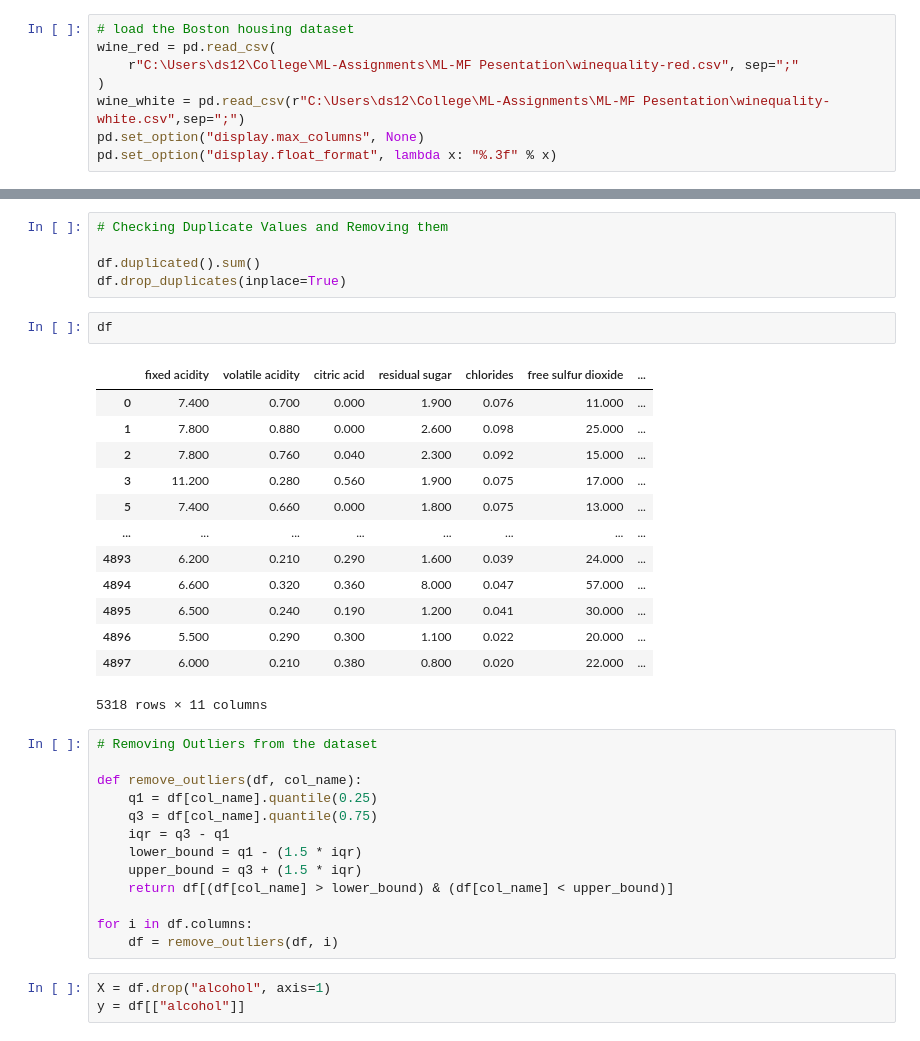
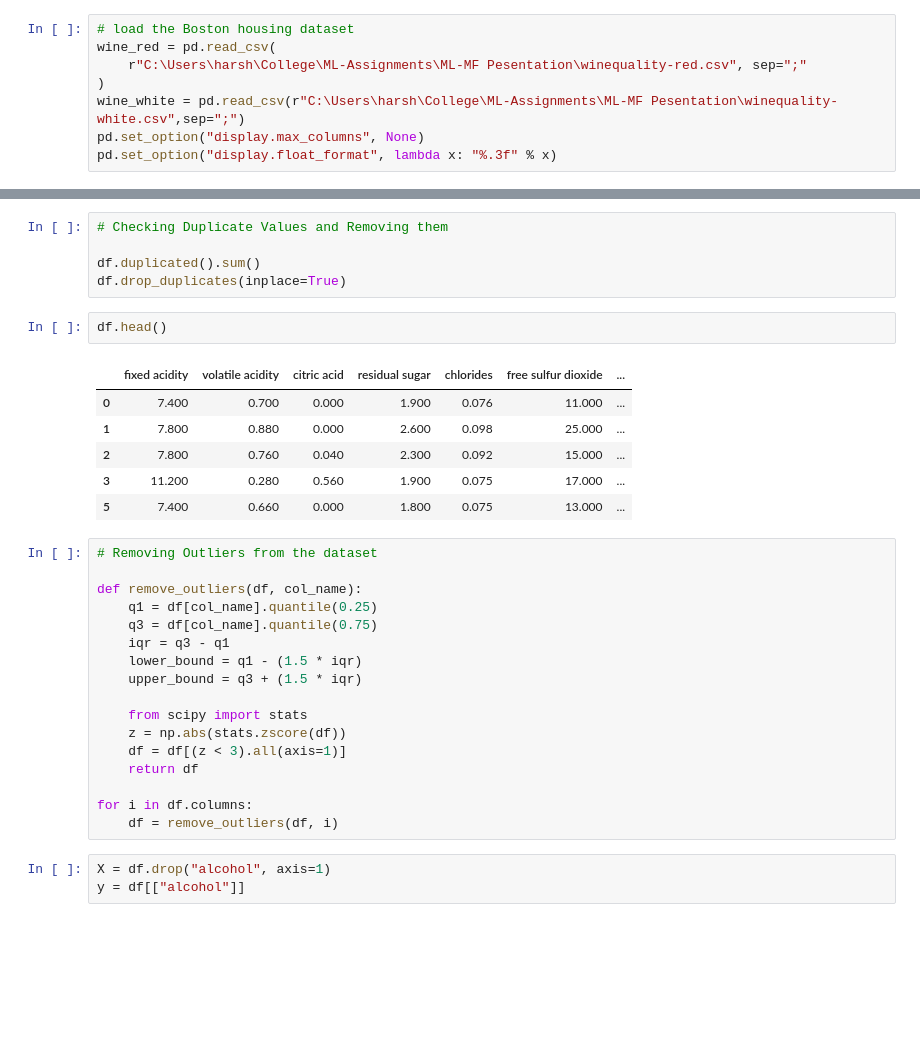
Before and after one commit to Harsh502s/ML-Assignments, a Jupyter notebook: ML-MF Pesentation/Presentation.ipynb, the cells around one changed output, grey strips where cells are left out. Cells and saved outputs as stored; diff of their text form; blank space fills up the shorter version.

```diff
--- a/ML-MF Pesentation/Presentation.ipynb
+++ b/ML-MF Pesentation/Presentation.ipynb
@@ -52,9 +78,9 @@ from sklearn.model_selection import train_test_split
 # %%
 # load the Boston housing dataset
 wine_red = pd.read_csv(
-    r"C:\Users\ds12\College\ML-Assignments\ML-MF Pesentation\winequality-red.csv", sep=";"
+    r"C:\Users\harsh\College\ML-Assignments\ML-MF Pesentation\winequality-red.csv", sep=";"
 )
-wine_white = pd.read_csv(r"C:\Users\ds12\College\ML-Assignments\ML-MF Pesentation\winequality-white.csv",sep=";")
+wine_white = pd.read_csv(r"C:\Users\harsh\College\ML-Assignments\ML-MF Pesentation\winequality-white.csv",sep=";")
 pd.set_option("display.max_columns", None)
 pd.set_option("display.float_format", lambda x: "%.3f" % x)
 # %%
@@ -77,21 +103,14 @@ df.head()
 df.duplicated().sum()
 df.drop_duplicates(inplace=True)
 # %%
-df
+df.head()
 # %% [output]
 |  | fixed acidity | volatile acidity | citric acid | residual sugar | chlorides | free sulfur dioxide | ... |
 | 0 | 7.400 | 0.700 | 0.000 | 1.900 | 0.076 | 11.000 | ... |
 | 1 | 7.800 | 0.880 | 0.000 | 2.600 | 0.098 | 25.000 | ... |
 | 2 | 7.800 | 0.760 | 0.040 | 2.300 | 0.092 | 15.000 | ... |
 | 3 | 11.200 | 0.280 | 0.560 | 1.900 | 0.075 | 17.000 | ... |
 | 5 | 7.400 | 0.660 | 0.000 | 1.800 | 0.075 | 13.000 | ... |
-| ... | ... | ... | ... | ... | ... | ... | ... |
-| 4893 | 6.200 | 0.210 | 0.290 | 1.600 | 0.039 | 24.000 | ... |
-| 4894 | 6.600 | 0.320 | 0.360 | 8.000 | 0.047 | 57.000 | ... |
-| 4895 | 6.500 | 0.240 | 0.190 | 1.200 | 0.041 | 30.000 | ... |
-| 4896 | 5.500 | 0.290 | 0.300 | 1.100 | 0.022 | 20.000 | ... |
-| 4897 | 6.000 | 0.210 | 0.380 | 0.800 | 0.020 | 22.000 | ... |
-5318 rows × 11 columns
 # %%
 # Removing Outliers from the dataset
 
@@ -101,7 +120,11 @@ def remove_outliers(df, col_name):
     iqr = q3 - q1
     lower_bound = q1 - (1.5 * iqr)
     upper_bound = q3 + (1.5 * iqr)
-    return df[(df[col_name] > lower_bound) & (df[col_name] < upper_bound)]
+
+    from scipy import stats
+    z = np.abs(stats.zscore(df))
+    df = df[(z < 3).all(axis=1)]
+    return df
 
 for i in df.columns:
     df = remove_outliers(df, i)
```
Also changed, not shown: parts of 14 cells of this notebook.
